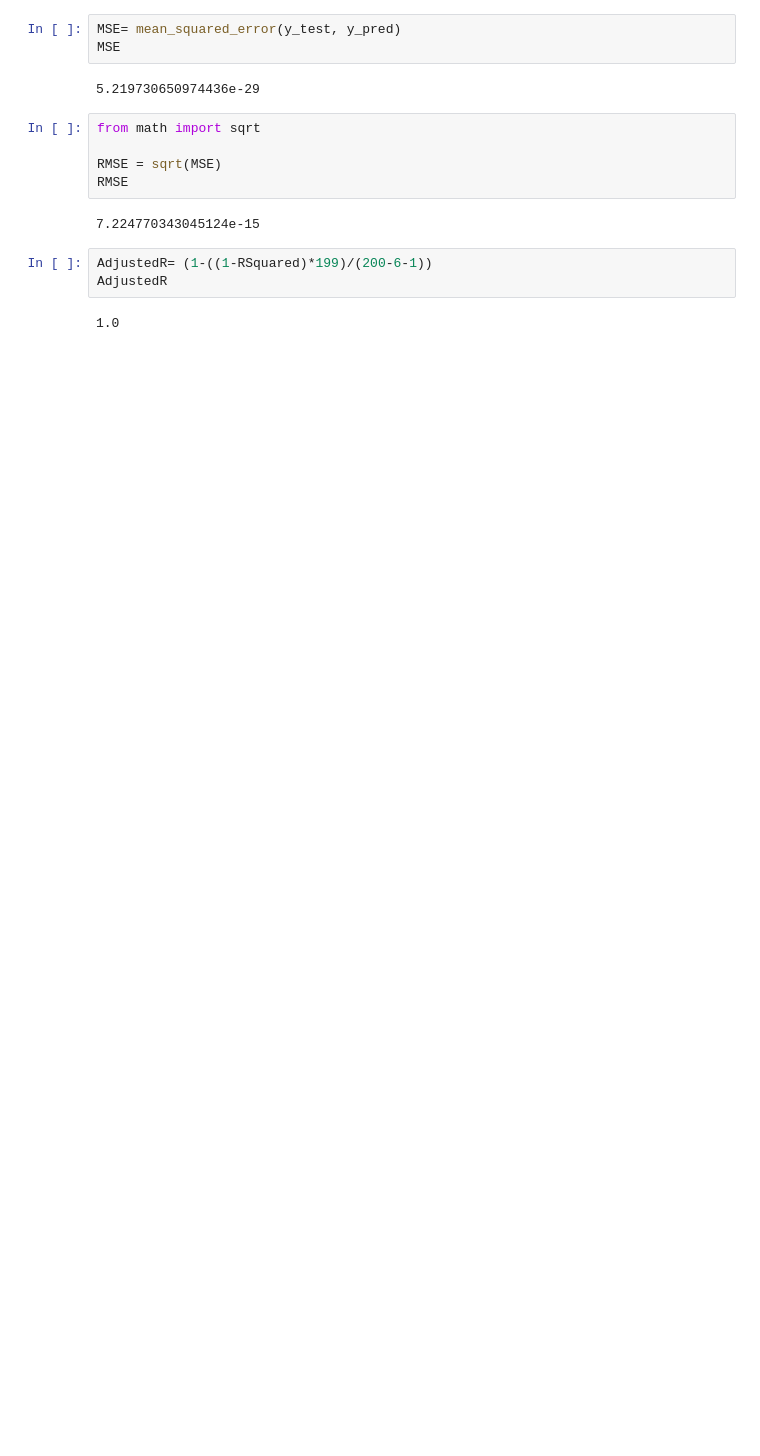
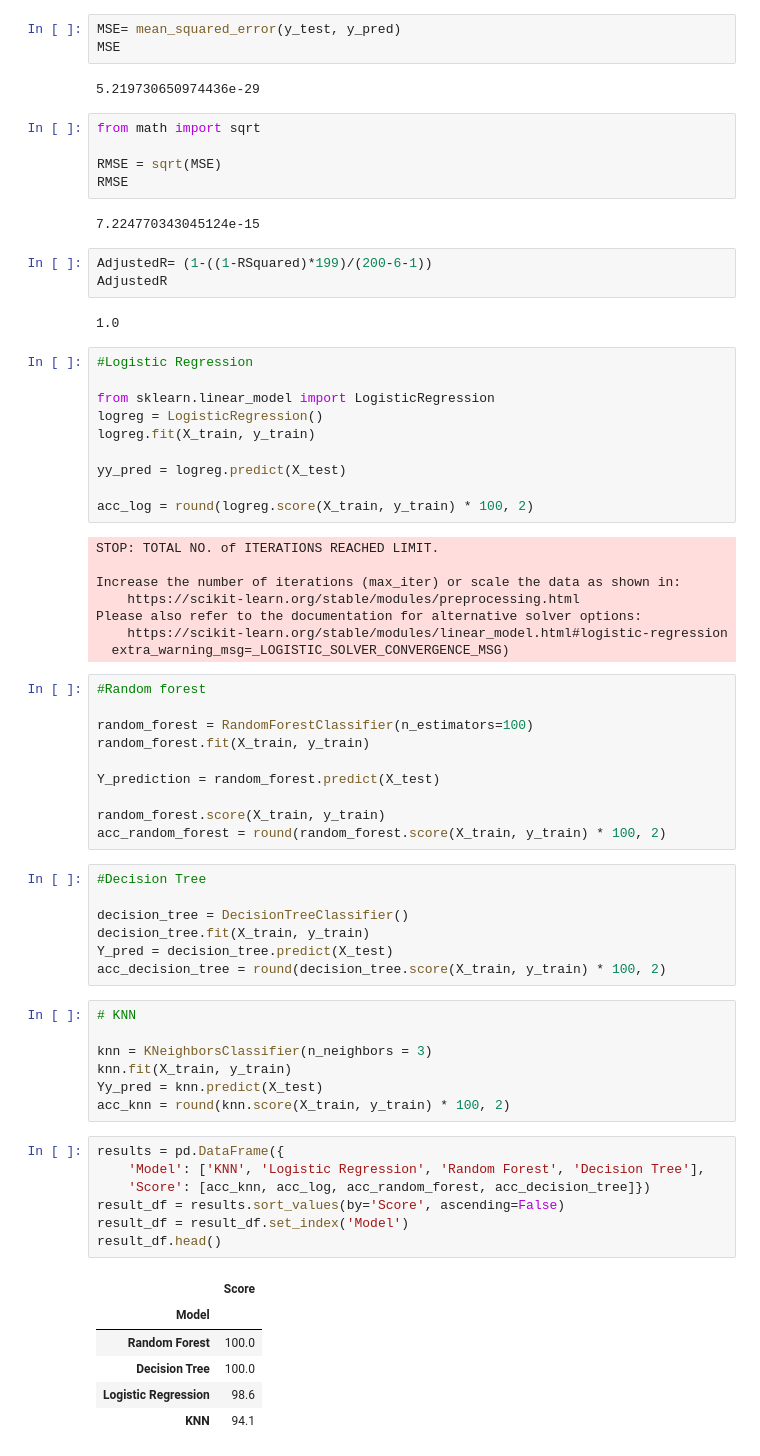
Before and after one commit to parjanyahk/titanicDataEda, a Jupyter notebook: titanicedaphk.ipynb, the cells around one changed output. Drawn from its saved outputs; the diff is of its cells as text; blank space fills up the shorter version.

Commit message:
Picked the best model.

```diff
--- a/titanicedaphk.ipynb
+++ b/titanicedaphk.ipynb
@@ -999,3 +1004,59 @@ AdjustedR= (1-((1-RSquared)*199)/(200-6-1))
 AdjustedR
 # %% [output]
 1.0
+# %%
+#Logistic Regression
+
+from sklearn.linear_model import LogisticRegression
+logreg = LogisticRegression()
+logreg.fit(X_train, y_train)
+
+yy_pred = logreg.predict(X_test)
+
+acc_log = round(logreg.score(X_train, y_train) * 100, 2)
+# %% [output]
+STOP: TOTAL NO. of ITERATIONS REACHED LIMIT.
+
+Increase the number of iterations (max_iter) or scale the data as shown in:
+    https://scikit-learn.org/stable/modules/preprocessing.html
+Please also refer to the documentation for alternative solver options:
+    https://scikit-learn.org/stable/modules/linear_model.html#logistic-regression
+  extra_warning_msg=_LOGISTIC_SOLVER_CONVERGENCE_MSG)
+# %%
+#Random forest
+
+random_forest = RandomForestClassifier(n_estimators=100)
+random_forest.fit(X_train, y_train)
+
+Y_prediction = random_forest.predict(X_test)
+
+random_forest.score(X_train, y_train)
+acc_random_forest = round(random_forest.score(X_train, y_train) * 100, 2)
+# %%
+#Decision Tree
+
+decision_tree = DecisionTreeClassifier()
+decision_tree.fit(X_train, y_train)
+Y_pred = decision_tree.predict(X_test)
+acc_decision_tree = round(decision_tree.score(X_train, y_train) * 100, 2)
+# %%
+# KNN
+
+knn = KNeighborsClassifier(n_neighbors = 3)
+knn.fit(X_train, y_train)
+Yy_pred = knn.predict(X_test)
+acc_knn = round(knn.score(X_train, y_train) * 100, 2)
+# %%
+results = pd.DataFrame({
+    'Model': ['KNN', 'Logistic Regression', 'Random Forest', 'Decision Tree'],
+    'Score': [acc_knn, acc_log, acc_random_forest, acc_decision_tree]})
+result_df = results.sort_values(by='Score', ascending=False)
+result_df = result_df.set_index('Model')
+result_df.head()
+# %% [output]
+|  | Score |
+| Model |  |
+| Random Forest | 100.0 |
+| Decision Tree | 100.0 |
+| Logistic Regression | 98.6 |
+| KNN | 94.1 |
```
Also changed, not shown: parts of 2 cells of this notebook.
